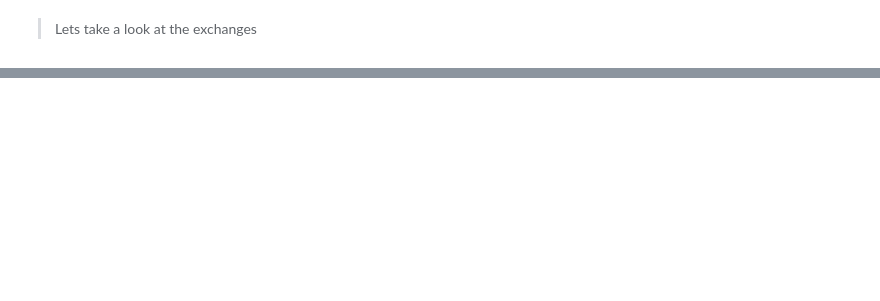
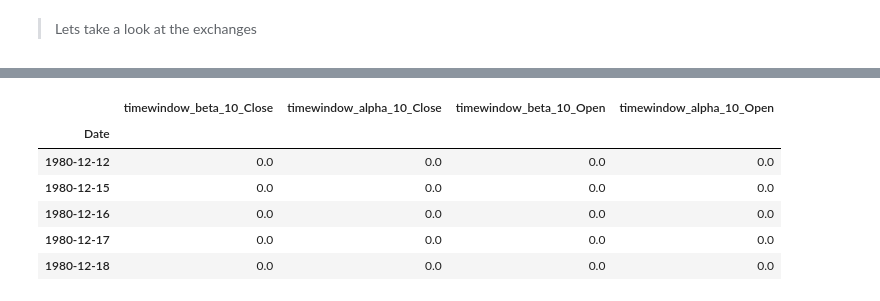
Before and after one commit to pjsousa/FintechCapstone, a Jupyter notebook: Sandbox.ipynb, the cells around one changed output, grey strips where cells are left out. Cells and saved outputs as stored; diff of their text form; code cells hidden in the pictures; blank space fills up the shorter version.

```diff
--- a/Sandbox.ipynb
+++ b/Sandbox.ipynb
@@ -611,4 +1385,13 @@ aapl_i = aapl.set_index("Date")
 # %%
 joined_df = pd.merge(aapl_i.loc[:,["Close"]], sp500_i.loc[:,["Close"]], how="left", left_index=True, right_index=True)
 # %%
-timewindow_beta(aapl, sp500, ["Close"], 10)
+beta_df = timewindow_alphabeta(aapl, sp500, ["Close", "Open"], 10, merge_result=False)
+beta_df.head()
+# %% [output]
+|  | timewindow_beta_10_Close | timewindow_alpha_10_Close | timewindow_beta_10_Open | timewindow_alpha_10_Open |
+| Date |  |  |  |  |
+| 1980-12-12 | 0.0 | 0.0 | 0.0 | 0.0 |
+| 1980-12-15 | 0.0 | 0.0 | 0.0 | 0.0 |
+| 1980-12-16 | 0.0 | 0.0 | 0.0 | 0.0 |
+| 1980-12-17 | 0.0 | 0.0 | 0.0 | 0.0 |
+| 1980-12-18 | 0.0 | 0.0 | 0.0 | 0.0 |
```
Also changed, not shown: parts of 145 cells of this notebook, 7 other files.
